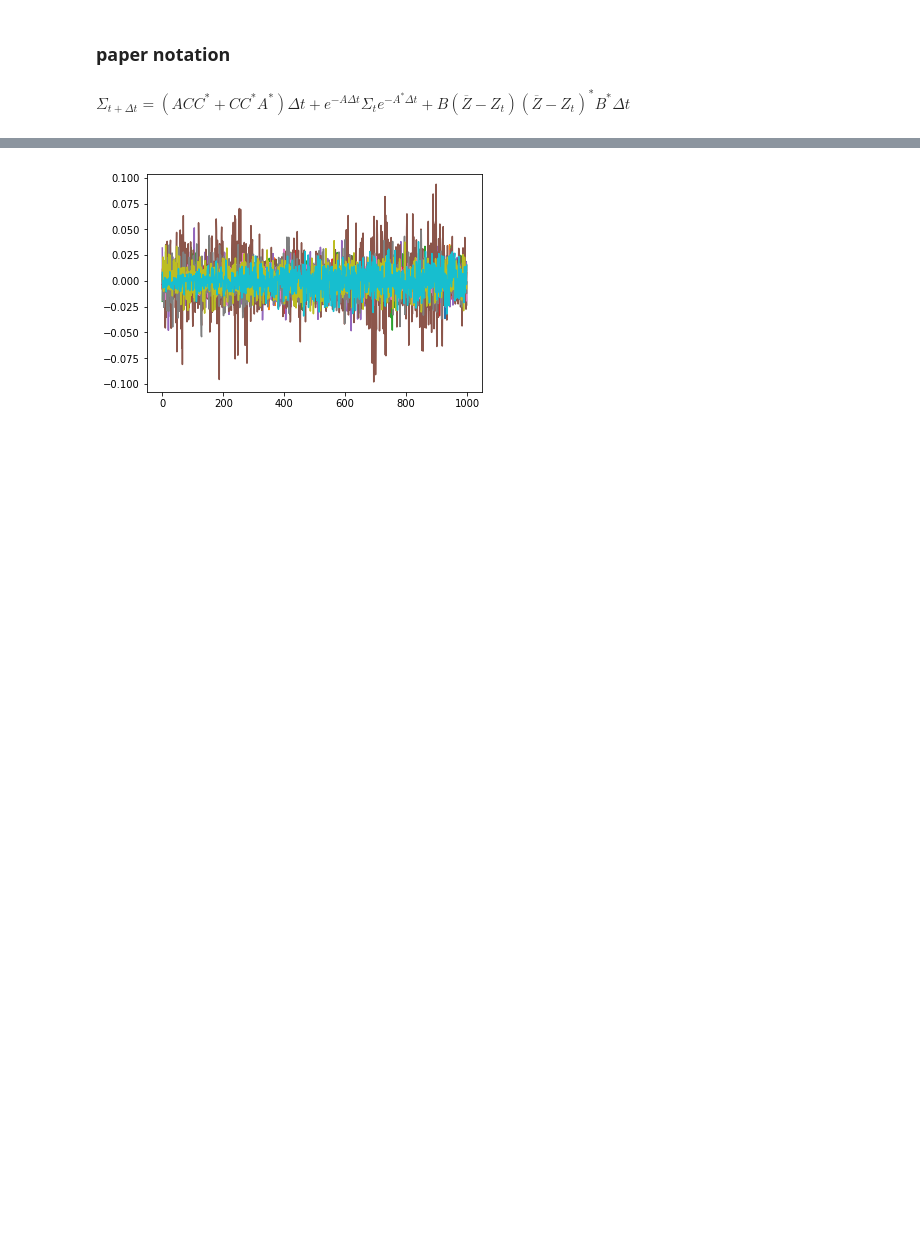
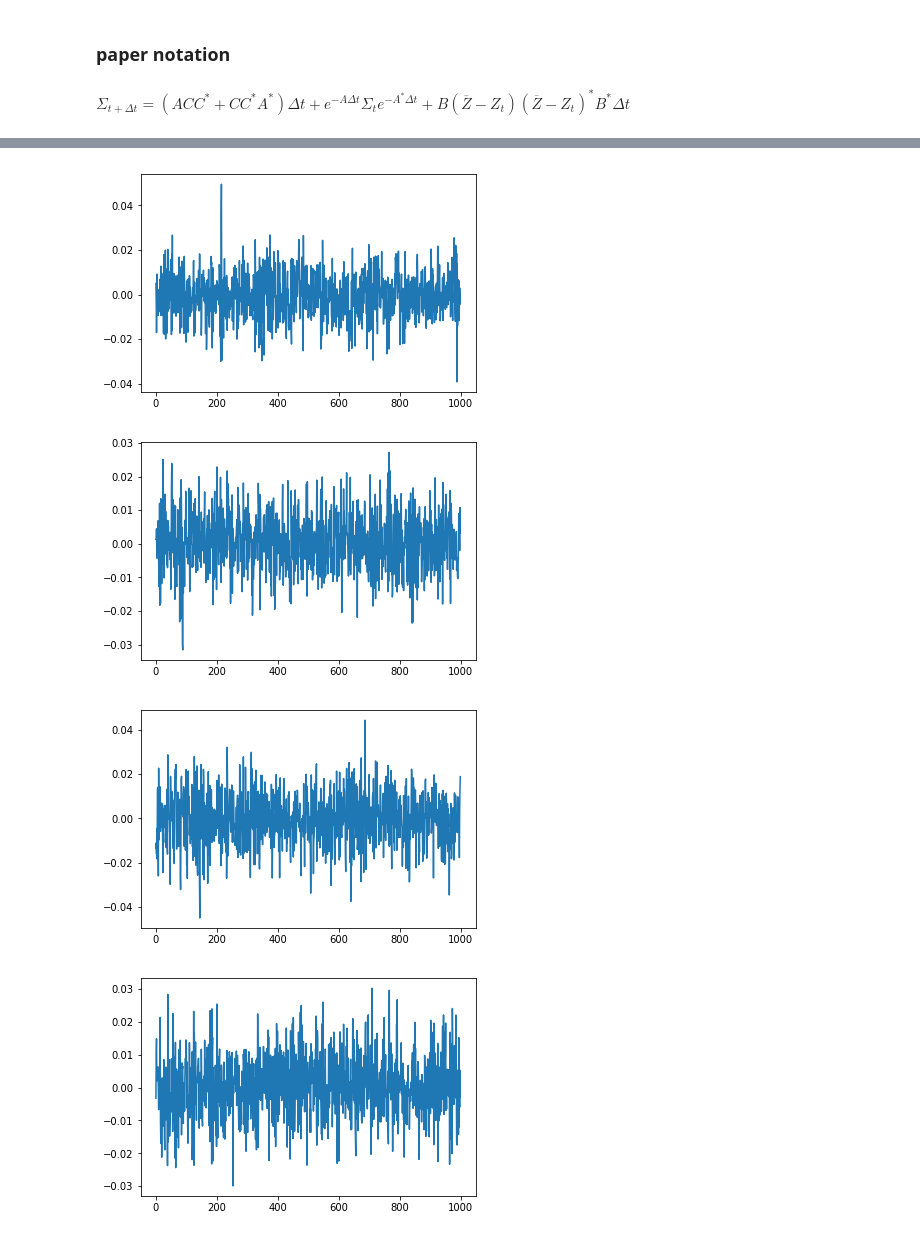
Before and after one commit to zm922/sum19, a Jupyter notebook: generate_data.ipynb, the cells around one changed output, grey strips where cells are left out. Cells and saved outputs as stored; diff of their text form; code cells hidden in the pictures; blank space fills up the shorter version.

```diff
--- a/generate_data.ipynb
+++ b/generate_data.ipynb
@@ -98,3 +28,0 @@ for t in range(T):
-# %%
-for i in range(len(a_plot)):
-    plt.plot(a_plot[i])
@@ -242,5 +108,9 @@ plt.plot(generated_data['condition_nums'])
 # %%
 for j in range(10):
+    plt.figure(j)
     plt.plot([a_list[i][j] for i in range(1000)])
 # %% [output]
-[figure, old version]
+[figure, new version]
+[figure, added]
+[figure, added]
+[figure, added]
```
Also changed, not shown: parts of 7 cells of this notebook.
